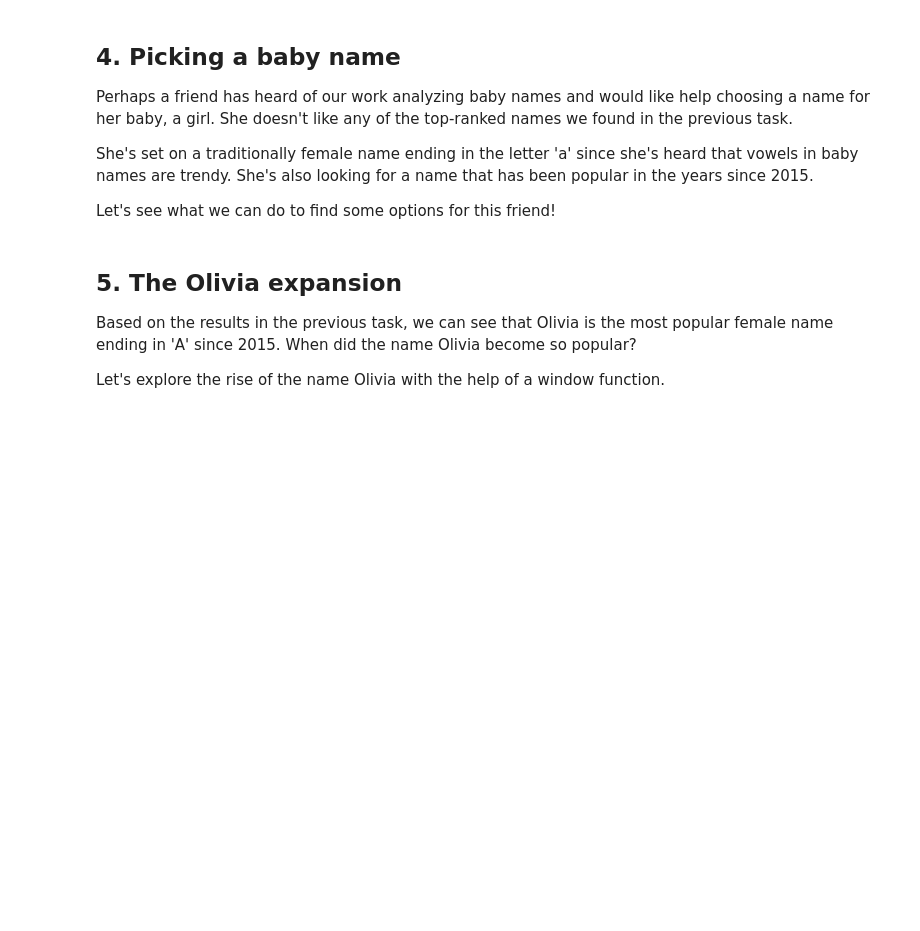
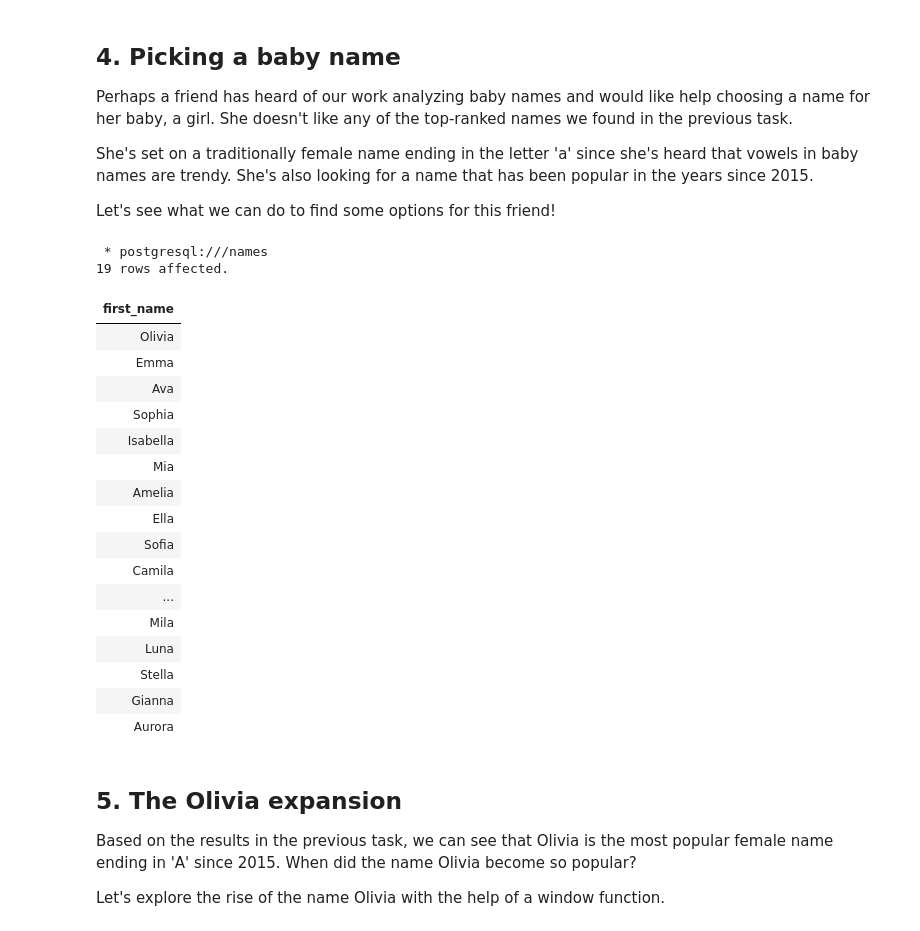
Before and after one commit to jonmabale/datacamp, a Jupyter notebook: sql/Analyzing American Baby Name Trends/notebook.ipynb, the cells around one changed output. Saved outputs shown, nothing was run; the diff lists cells and outputs as text; code cells hidden in the pictures; blank space fills up the shorter version.

```diff
--- a/sql/Analyzing American Baby Name Trends/notebook.ipynb
+++ b/sql/Analyzing American Baby Name Trends/notebook.ipynb
@@ -102,9 +146,36 @@ HAVING first_name IS NOT NULL
 # %%
 %%sql
 -- Select only the first_name column
 -- Filter for results where sex is 'F', year is greater than 2015, and first_name ends in 'a'
 -- Group by first_name and order by the total number of babies given that first_name
-...
+
+SELECT first_name
+  FROM baby_names
+ WHERE sex = 'F'
+   AND year > '2015'
+   AND first_name LIKE '%a'
+ GROUP BY first_name
+ ORDER BY SUM(num) DESC;
+# %% [output]
+ * postgresql:///names
+19 rows affected.
+| first_name |
+| Olivia |
+| Emma |
+| Ava |
+| Sophia |
+| Isabella |
+| Mia |
+| Amelia |
+| Ella |
+| Sofia |
+| Camila |
+| ... |
+| Mila |
+| Luna |
+| Stella |
+| Gianna |
+| Aurora |
 # %% [markdown]
 ## 5. The Olivia expansion
 <p>Based on the results in the previous task, we can see that Olivia is the most popular female name ending in 'A' since 2015. When did the name Olivia become so popular?</p>
```
Also changed, not shown: parts of 4 cells of this notebook.
